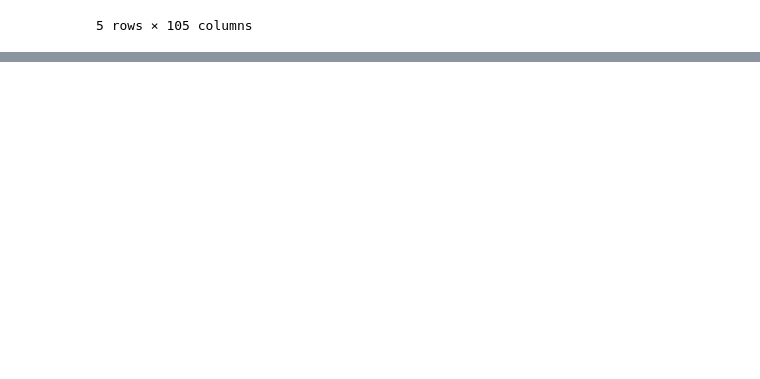
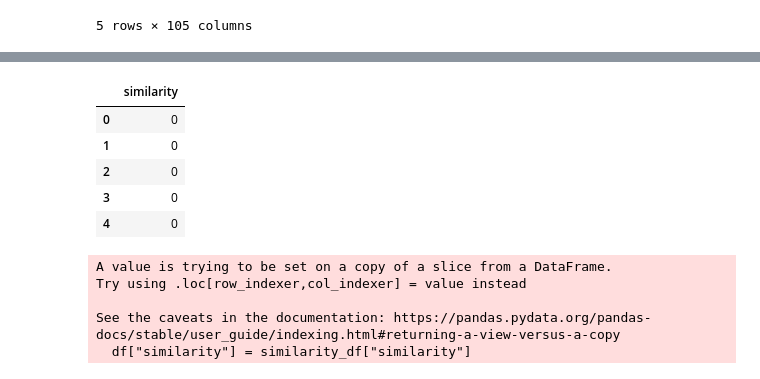
Before and after one commit to KitwanaSh/job_recommender, a Jupyter notebook: career_recommendation_system.ipynb, the cells around one changed output, grey strips where cells are left out. Cells and saved outputs as stored; diff of their text form; code cells hidden in the pictures; blank space fills up the shorter version.

```diff
--- a/career_recommendation_system.ipynb
+++ b/career_recommendation_system.ipynb
@@ -795,3 +797,23 @@ skill_df.head()
 | 5039806057 | 0 | 0 | 0 | 0 | 0 | 0 | ... |
 | 5019597995 | 0 | 0 | 0 | 0 | 0 | 0 | ... |
 5 rows × 105 columns
+# %%
+# Create user profile
+user_skills = ["Python", "Data Analysis"]
+user_profile = [1 if skill in user_skills else 0 for skill in skill_keywords]
+# %%
+#  calculate the cosine similarity between user profile and all jobs
+similarities = cosine_similarity([user_profile], skill_matrix)
+# %%
+if isinstance(skill_matrix, csr_matrix):
+    skill_matrix_dense = skill_matrix.toarray()
+    skill_matrix_df = pd.DataFrame(skill_matrix_dense)
+else:
+    skill_matrix_df = skill_matrix
+
+# Ensure `skill_matrix_df` has an index (it should have one by default)
+# Create the DataFrame for similarities using the index from skill_matrix_df
+similarity_df = pd.DataFrame(similarities.T, index=skill_matrix_df.index, columns=["similarity"])
+
+# Display the first few rows of the DataFrame
+similarity_df.head()
@@ -797,0 +827,18 @@ skill_df.head()
+# %%
+similarity_df["similarity"] = similarity_df["similarity"].astype(int)
+similarity_df.head()
+# %% [output]
+|  | similarity |
+| 0 | 0 |
+| 1 | 0 |
+| 2 | 0 |
+| 3 | 0 |
+| 4 | 0 |
+# %%
+df["similarity"] = similarity_df["similarity"]
+# %% [output]
+A value is trying to be set on a copy of a slice from a DataFrame.
+Try using .loc[row_indexer,col_indexer] = value instead
+
+See the caveats in the documentation: https://pandas.pydata.org/pandas-docs/stable/user_guide/indexing.html#returning-a-view-versus-a-copy
+  df["similarity"] = similarity_df["similarity"]
```
Also changed, not shown: parts of 5 cells of this notebook.
